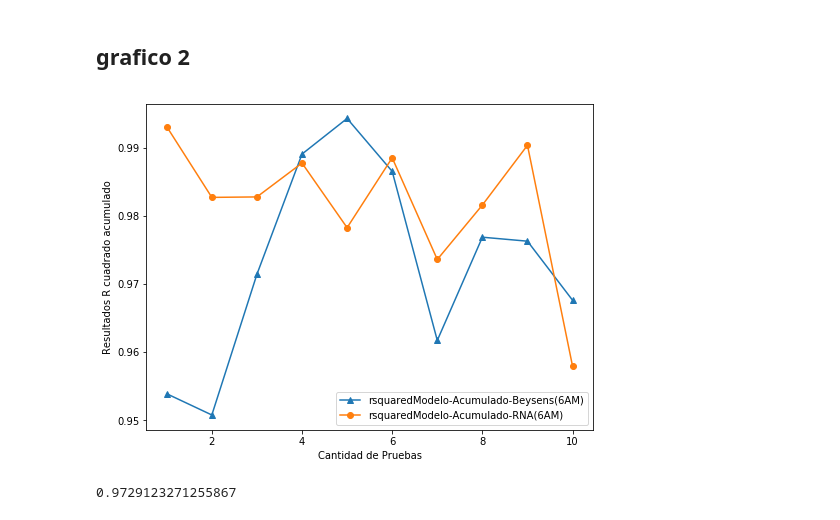
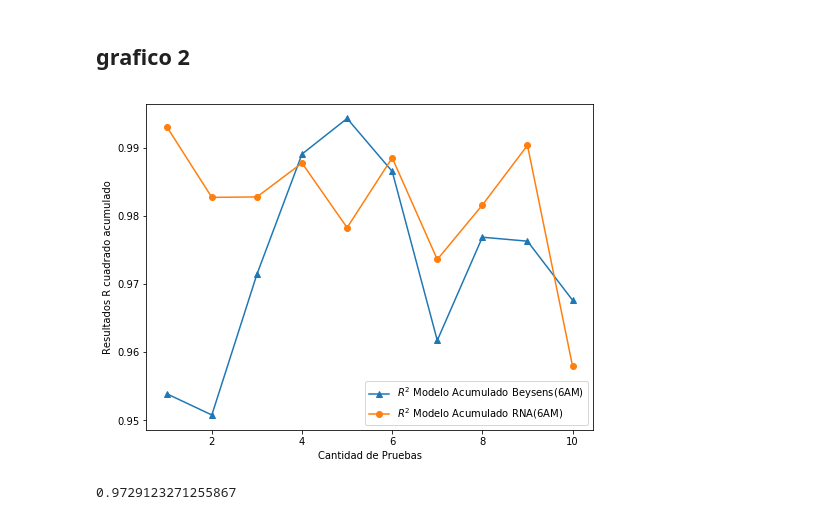
Before and after one commit to Rodrigomontenegrofarias/result, a Jupyter notebook: prueba/Resultados_final.ipynb, the cells around one changed output. Drawn from its saved outputs; the diff is of its cells as text; code cells hidden in the pictures.

```diff
--- a/prueba/Resultados_final.ipynb
+++ b/prueba/Resultados_final.ipynb
@@ -397,16 +398,16 @@ print(statistics.stdev(resultadoDatos['Standard Error_6am-MLP']))
 # %%
 fig, ax = plt.subplots(figsize=(8,6))
 
 pruebas= resultadoDatos['Pruebas']
 resultados={'Modelo Beysens(6am)':resultadoDatos['rsquared_Acu-6am-Beysens'],'Modelo RNA(6am)':resultadoDatos['rsquared_Acu-6am-MLP']}
-ax.plot(pruebas,resultados['Modelo Beysens(6am)'], marker ='^',label="rsquaredModelo-Acumulado-Beysens(6AM)")
-ax.plot(pruebas,resultados['Modelo RNA(6am)'], marker = 'o',label="rsquaredModelo-Acumulado-RNA(6AM)")
+ax.plot(pruebas,resultados['Modelo Beysens(6am)'], marker ='^',label="$R^2$ Modelo Acumulado Beysens(6AM)")
+ax.plot(pruebas,resultados['Modelo RNA(6am)'], marker = 'o',label="$R^2$ Modelo Acumulado RNA(6AM)")
 plt.ylabel('Resultados R cuadrado acumulado')
 plt.xlabel('Cantidad de Pruebas')
 legend = ax.legend(loc="best")
 plt.show()
 # %% [output]
-[figure, old version]
+[figure, new version]
 # %%
 mean_df11 = resultadoDatos['rsquared_Acu-6am-Beysens'].mean()
 print(mean_df11)
```
Also changed, not shown: parts of 19 cells of this notebook, 1 other file.
